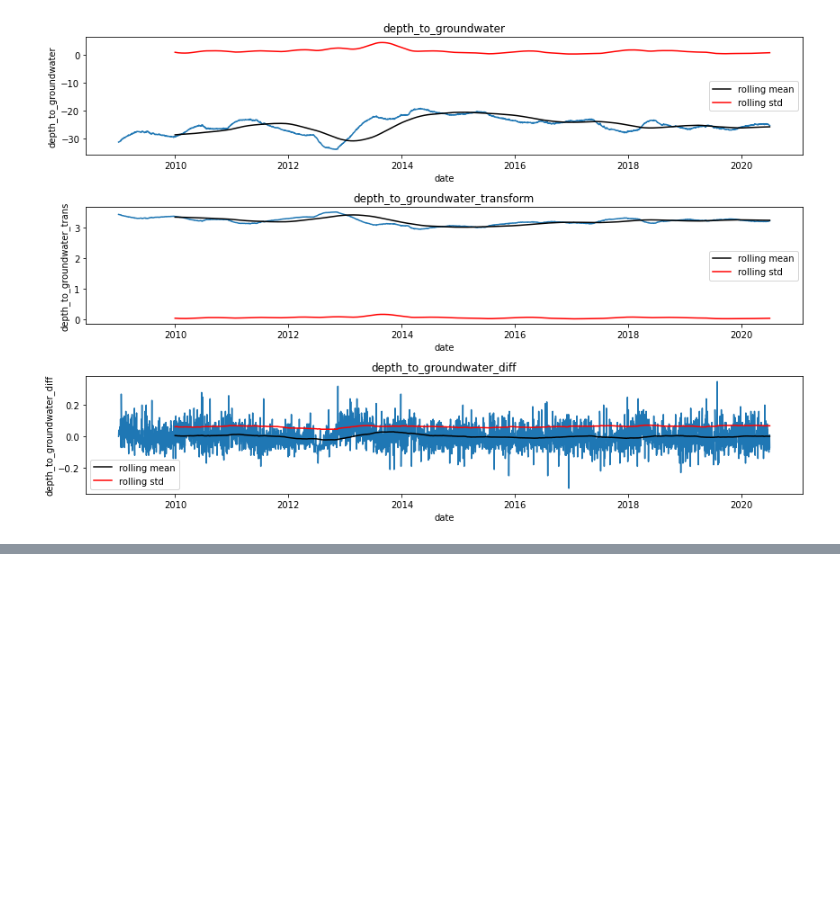
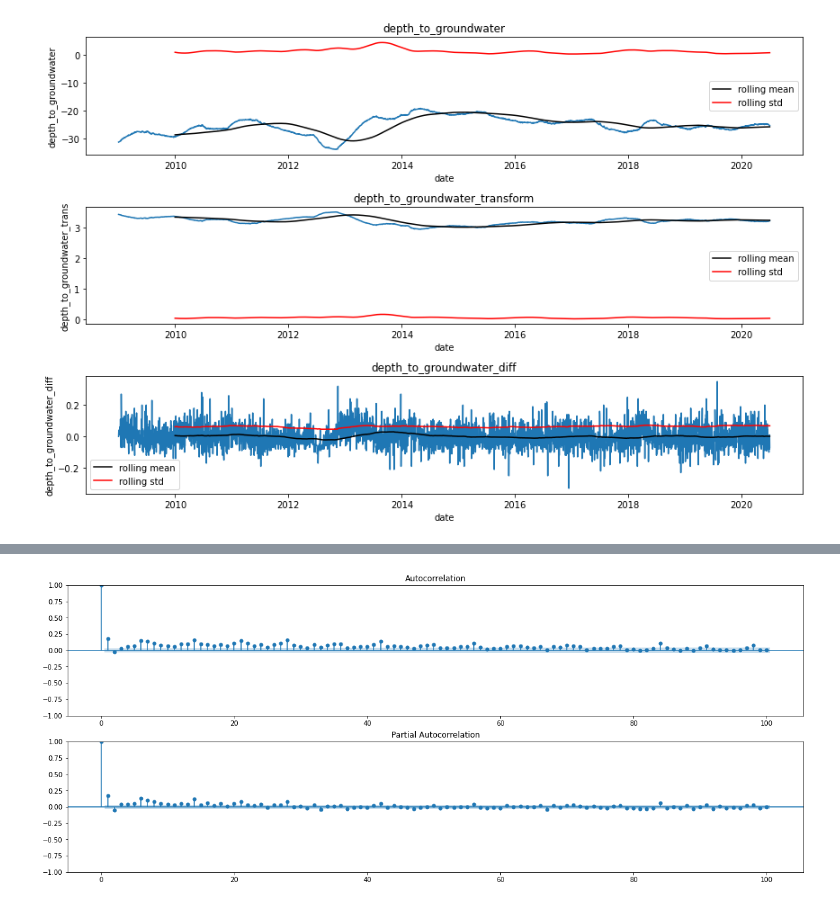
Before and after one commit to chris199713/time_series_analysis, a Jupyter notebook: time_series_analysis.ipynb, the cells around one changed output, grey strips where cells are left out. Drawn from its saved outputs; the diff is of its cells as text; code cells hidden in the pictures; blank space fills up the shorter version.

```diff
--- a/time_series_analysis.ipynb
+++ b/time_series_analysis.ipynb
@@ -305,6 +304,8 @@ cols_to_decompose = ['rainfall', 'depth_to_groundwater', 'temperature',
        'drainage_volume', 'river_hydrometry']
 for columns in cols_to_decompose:
     decompose_value = seasonal_decompose(df[columns], model='additive',period = 365)
+    df[f"{columns}_trend"] = decompose_value.trend
+    df[f"{columns}_seasonal"] = decompose_value.seasonal
     fig = decompose_value.plot()
     fig.set_size_inches((20, 10))
 # %% [output]
@@ -463,0 +479,10 @@ column is staitionary
+# %%
+from statsmodels.graphics.tsaplots import plot_acf
+from statsmodels.graphics.tsaplots import plot_pacf
+
+fig, ax = plt.subplots(nrows = 2, ncols = 1, figsize = (20,8))
+plot_acf(df['depth_to_groundwater_diff'],lags = 100,ax = ax[0])
+plot_pacf(df['depth_to_groundwater_diff'],lags = 100,ax = ax[1])
+plt.show()
+# %% [output]
+[figure, added]
```
Also changed, not shown: parts of 13 cells of this notebook.
